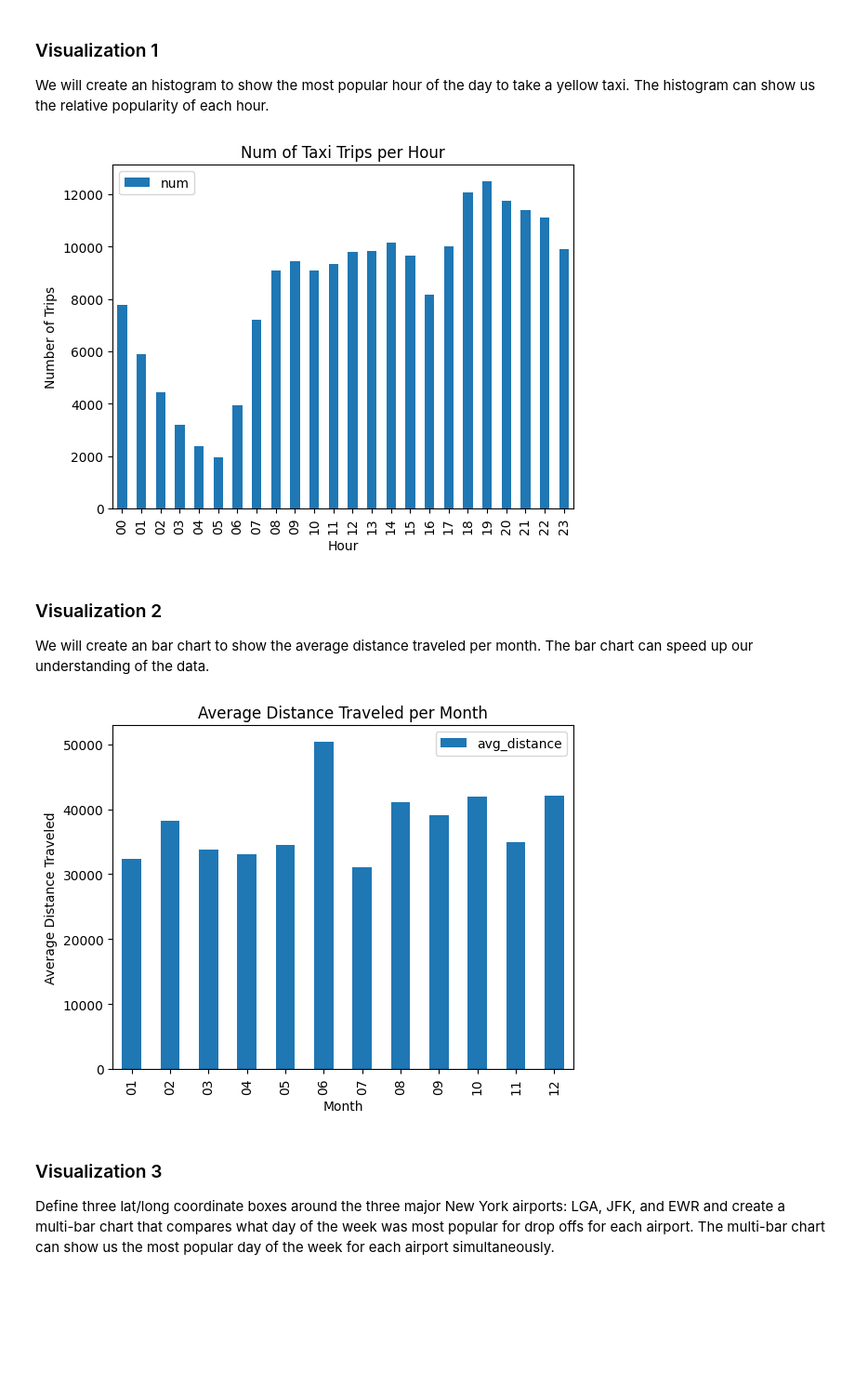
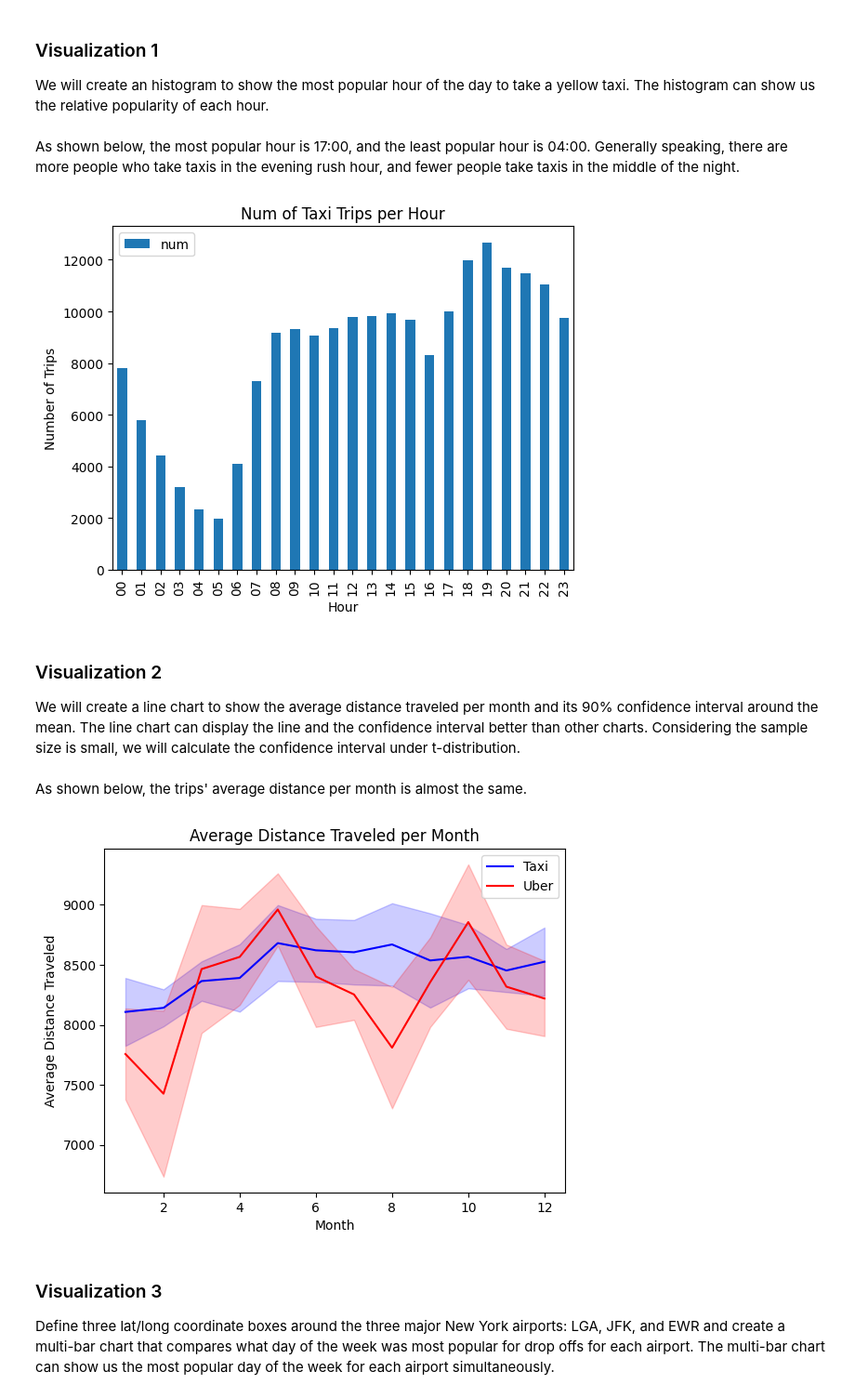
Before and after one commit to chenmeijia30/intro-to-python, a Jupyter notebook: Project.ipynb, the cells around one changed output. Shown at 93% size. Saved outputs shown, nothing was run; the diff lists cells and outputs as text; code cells hidden in the pictures; blank space fills up the shorter version.

Commit message:
update Visualization2

```diff
--- a/Project.ipynb
+++ b/Project.ipynb
@@ -696,10 +678,11 @@ def get_data_for_visual_1():
+# %% [markdown]
+As shown below, the most popular hour is 17:00, and the least popular hour is 04:00. Generally speaking, there are more people who take taxis in the evening rush hour, and fewer people take taxis in the middle of the night.
 # %%
-some_dataframe = get_data_for_visual_1()
-hour_for_taxi_trip(some_dataframe.sort_values(by="time", ascending=True))
+hour_for_taxi_trip()
 # %% [output]
-[figure, old version]
+[figure, new version]
 # %% [markdown]
 ### Visualization 2
 
-We will create an bar chart to show the average distance traveled per month. The bar chart can speed up our understanding of the data.
+We will create a line chart to show the average distance traveled per month and its 90% confidence interval around the mean. The line chart can display the line and the confidence interval better than other charts. Considering the sample size is small, we will calculate the confidence interval under t-distribution.
 # %%
@@ -730,8 +729,9 @@ def get_data_for_visual_2():
+# %% [markdown]
+As shown below, the trips' average distance per month is almost the same.
 # %%
-some_dataframe = get_data_for_visual_2()
-month_for_all_trips(some_dataframe)
+avg_distance_per_month()
 # %% [output]
-[figure, old version]
+[figure, new version]
 # %% [markdown]
 ### Visualization 3
 
```
Also changed, not shown: parts of 6 cells of this notebook, 1 other file.
